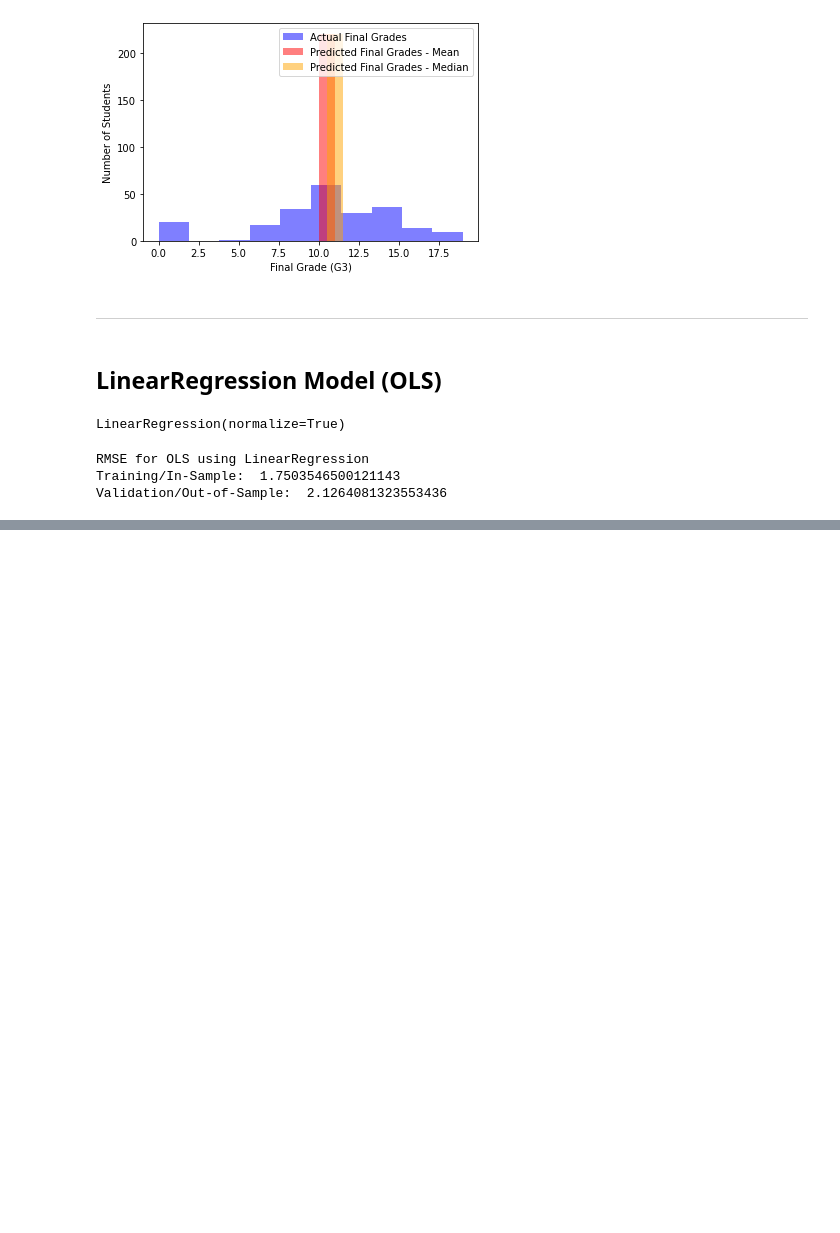
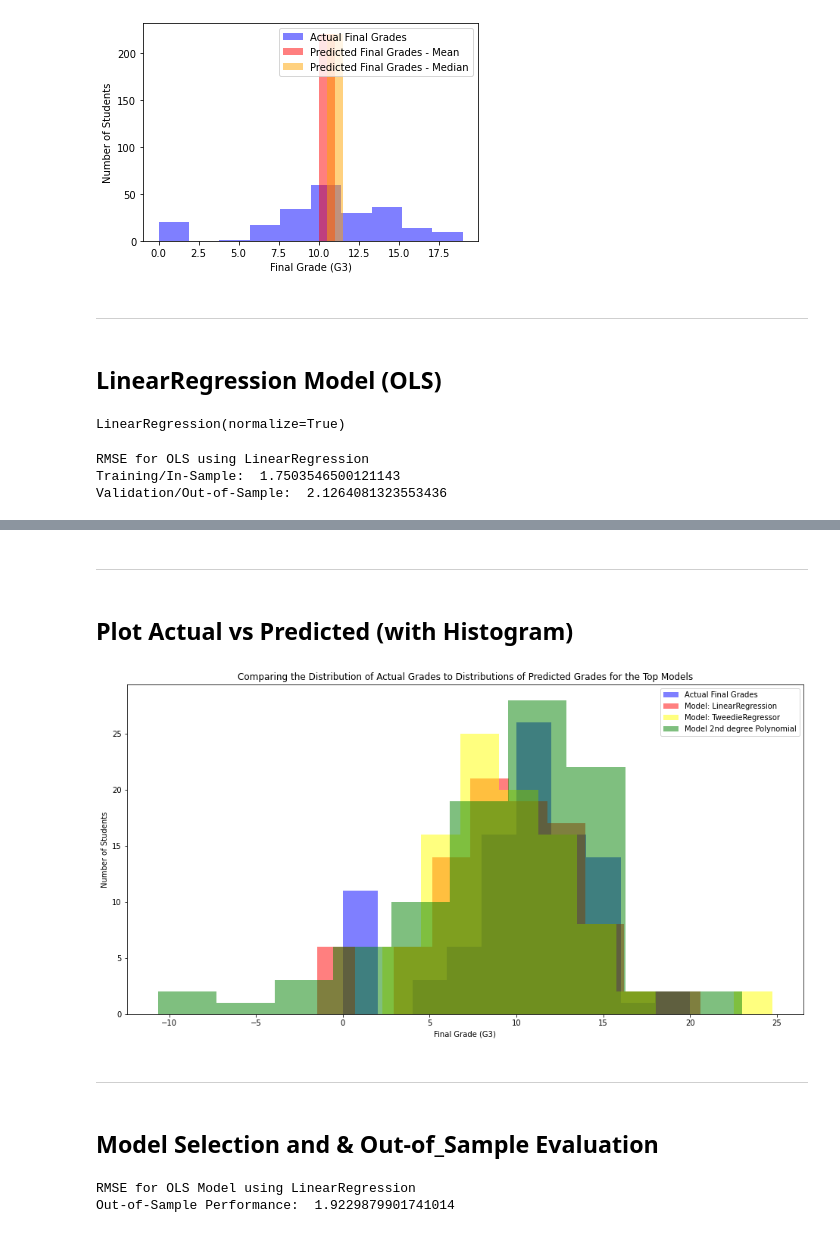
Before and after one commit to natasharivers/regression-exercises, a Jupyter notebook: Regression Modeling Lesson Plan Notes.ipynb, the cells around one changed output, grey strips where cells are left out. Saved outputs shown, nothing was run; the diff lists cells and outputs as text; code cells hidden in the pictures; blank space fills up the shorter version.

```diff
--- a/Regression Modeling Lesson Plan Notes.ipynb
+++ b/Regression Modeling Lesson Plan Notes.ipynb
@@ -223,0 +440,38 @@ Validation/Out-of-Sample:  2.1264081323553436
+# %% [markdown]
+<hr style="border:2px solid black"> </hr>
+# %% [markdown]
+## Plot Actual vs Predicted (with Histogram)
+# %%
+# plot to visualize actual vs predicted.
+plt.figure(figsize=(16,8))
+plt.hist(y_validate.G3, color='blue', alpha=.5, label="Actual Final Grades")
+plt.hist(y_validate.G3_pred_lm, color='red', alpha=.5, label="Model: LinearRegression")
+plt.hist(y_validate.G3_pred_glm, color='yellow', alpha=.5, label="Model: TweedieRegressor")
+plt.hist(y_validate.G3_pred_lm2, color='green', alpha=.5, label="Model 2nd degree Polynomial")
+plt.xlabel("Final Grade (G3)")
+plt.ylabel("Number of Students")
+plt.title("Comparing the Distribution of Actual Grades to Distributions of Predicted Grades for the Top Models")
+plt.legend()
+plt.show()
+# %% [output]
+[figure, added]
+# %% [markdown]
+<hr style="border:2px solid black"> </hr>
+# %% [markdown]
+## Model Selection and & Out-of_Sample Evaluation
+# %%
+#use test dataset because we've selected the best performing model
+
+#change y_test to a dataframe
+y_test = pd.DataFrame(y_test)
+
+# predict on test
+y_test['G3_pred_lm'] = lm.predict(X_test)
+
+# evaluate: rmse
+rmse_test = mean_squared_error(y_test.G3, y_test.G3_pred_lm)**(1/2)
+
+print("RMSE for OLS Model using LinearRegression\nOut-of-Sample Performance: ", rmse_test)
+# %% [output]
+RMSE for OLS Model using LinearRegression
+Out-of-Sample Performance:  1.9229879901741014
```
Also changed, not shown: parts of 49 cells of this notebook.
